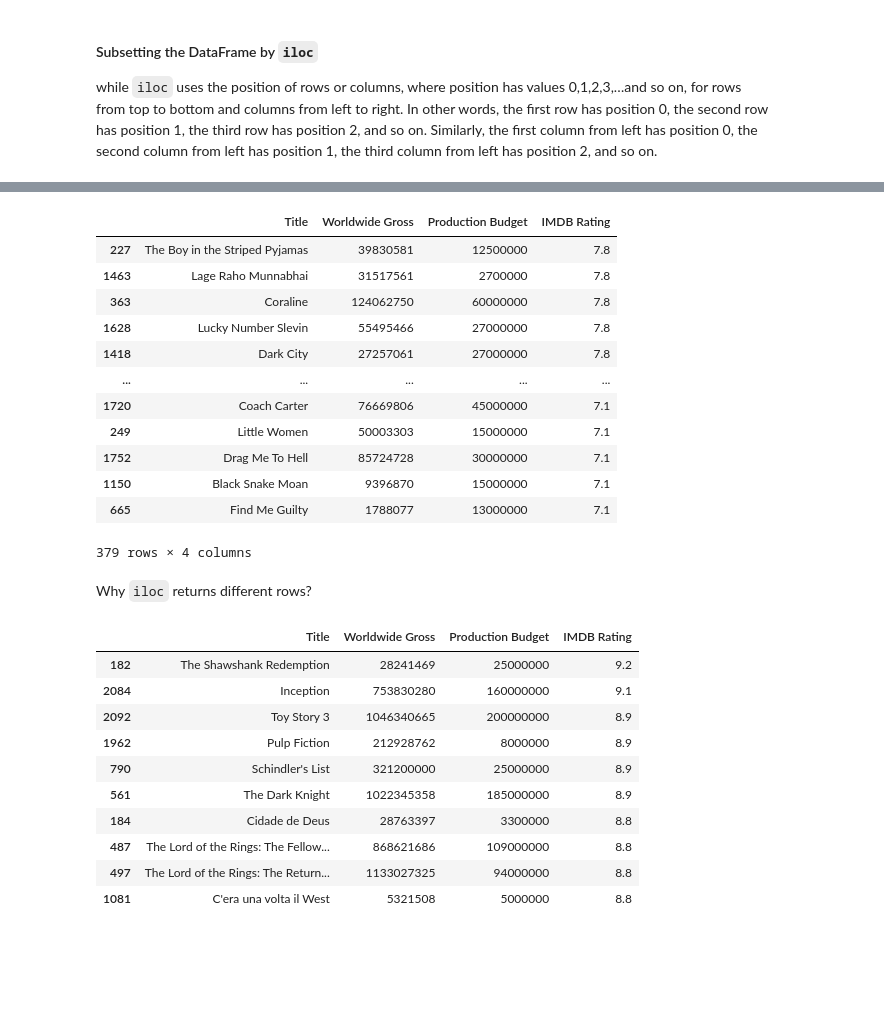
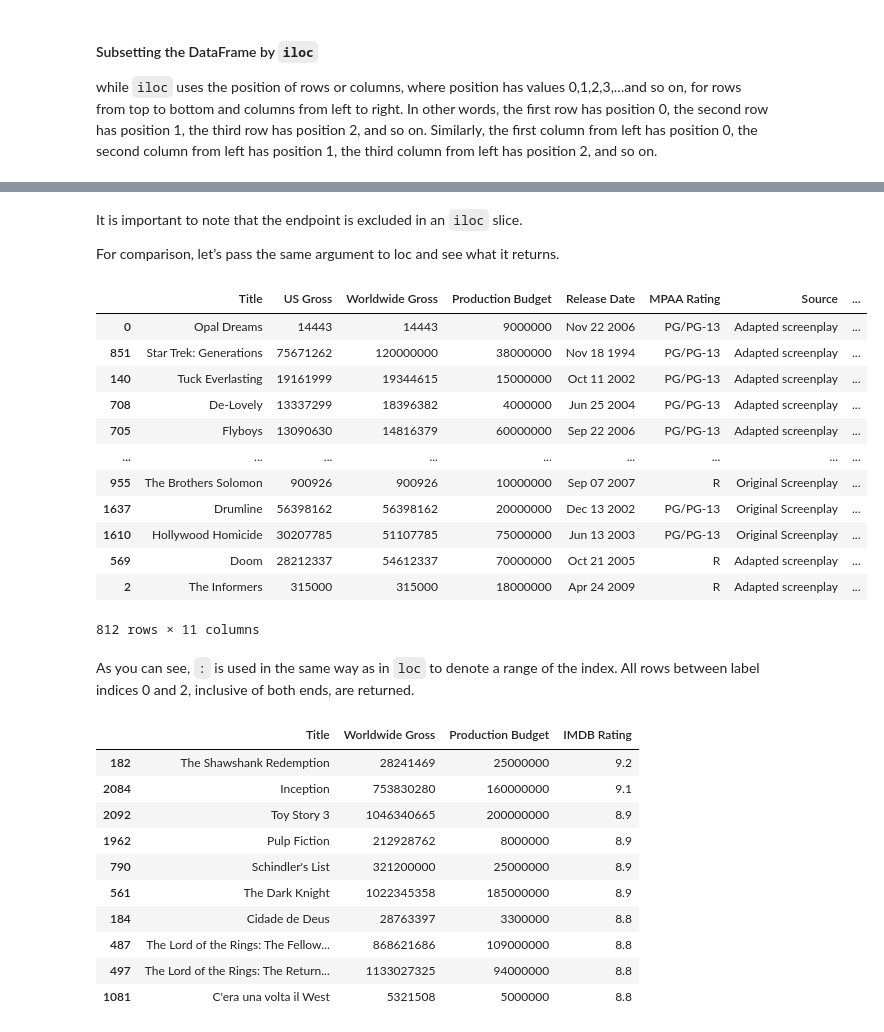
Before and after one commit to Lizhen0909/nu-stat303-1-sec20-coursebook, a Jupyter notebook: Reading data.ipynb, the cells around one changed output, grey strips where cells are left out. Cells and saved outputs as stored; diff of their text form; code cells hidden in the pictures; blank space fills up the shorter version.

```diff
--- a/Reading data.ipynb
+++ b/Reading data.ipynb
@@ -386,23 +397,25 @@ movie_ratings_sorted.iloc[0:3,[0,2,3,9]]
-# %%
-# Subsetting the DataFrame by iloc - using index of the position of rows and columns
-movies_iloc_subset = movie_ratings_sorted.iloc[182:561,[0,2,3,9]]
-movies_iloc_subset
-# %% [output]
-|  | Title | Worldwide Gross | Production Budget | IMDB Rating |
-| 227 | The Boy in the Striped Pyjamas | 39830581 | 12500000 | 7.8 |
-| 1463 | Lage Raho Munnabhai | 31517561 | 2700000 | 7.8 |
-| 363 | Coraline | 124062750 | 60000000 | 7.8 |
-| 1628 | Lucky Number Slevin | 55495466 | 27000000 | 7.8 |
-| 1418 | Dark City | 27257061 | 27000000 | 7.8 |
-| ... | ... | ... | ... | ... |
-| 1720 | Coach Carter | 76669806 | 45000000 | 7.1 |
-| 249 | Little Women | 50003303 | 15000000 | 7.1 |
-| 1752 | Drag Me To Hell | 85724728 | 30000000 | 7.1 |
-| 1150 | Black Snake Moan | 9396870 | 15000000 | 7.1 |
-| 665 | Find Me Guilty | 1788077 | 13000000 | 7.1 |
-379 rows × 4 columns
-# %% [markdown]
-Why `iloc` returns different rows?
+# %% [markdown]
+It is important to note that the endpoint is excluded in an `iloc` slice.
+
+For comparison, let’s pass the same argument to loc and see what it returns.
+# %%
+movie_ratings_sorted.loc[0:2,:]
+# %% [output]
+|  | Title | US Gross | Worldwide Gross | Production Budget | Release Date | MPAA Rating | Source | ... |
+| 0 | Opal Dreams | 14443 | 14443 | 9000000 | Nov 22 2006 | PG/PG-13 | Adapted screenplay | ... |
+| 851 | Star Trek: Generations | 75671262 | 120000000 | 38000000 | Nov 18 1994 | PG/PG-13 | Adapted screenplay | ... |
+| 140 | Tuck Everlasting | 19161999 | 19344615 | 15000000 | Oct 11 2002 | PG/PG-13 | Adapted screenplay | ... |
+| 708 | De-Lovely | 13337299 | 18396382 | 4000000 | Jun 25 2004 | PG/PG-13 | Adapted screenplay | ... |
+| 705 | Flyboys | 13090630 | 14816379 | 60000000 | Sep 22 2006 | PG/PG-13 | Adapted screenplay | ... |
+| ... | ... | ... | ... | ... | ... | ... | ... | ... |
+| 955 | The Brothers Solomon | 900926 | 900926 | 10000000 | Sep 07 2007 | R | Original Screenplay | ... |
+| 1637 | Drumline | 56398162 | 56398162 | 20000000 | Dec 13 2002 | PG/PG-13 | Original Screenplay | ... |
+| 1610 | Hollywood Homicide | 30207785 | 51107785 | 75000000 | Jun 13 2003 | PG/PG-13 | Original Screenplay | ... |
+| 569 | Doom | 28212337 | 54612337 | 70000000 | Oct 21 2005 | R | Adapted screenplay | ... |
+| 2 | The Informers | 315000 | 315000 | 18000000 | Apr 24 2009 | R | Adapted screenplay | ... |
+812 rows × 11 columns
+# %% [markdown]
+As you can see, `:` is used in the same way as in `loc` to denote a range of the index. All rows between label indices 0 and 2, inclusive of both ends, are returned.
 # %%
 # Subsetting the DataFrame by iloc - using index of the position of rows and columns
 movies_iloc_subset1 = movie_ratings_sorted.iloc[0:10,[0,2,3,9]]
```
Also changed, not shown: parts of 48 cells of this notebook, 4 other files.
